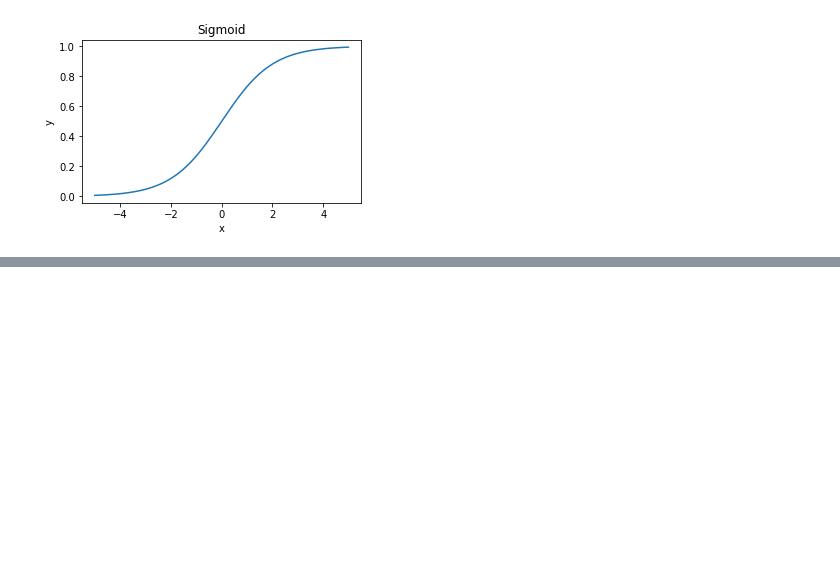
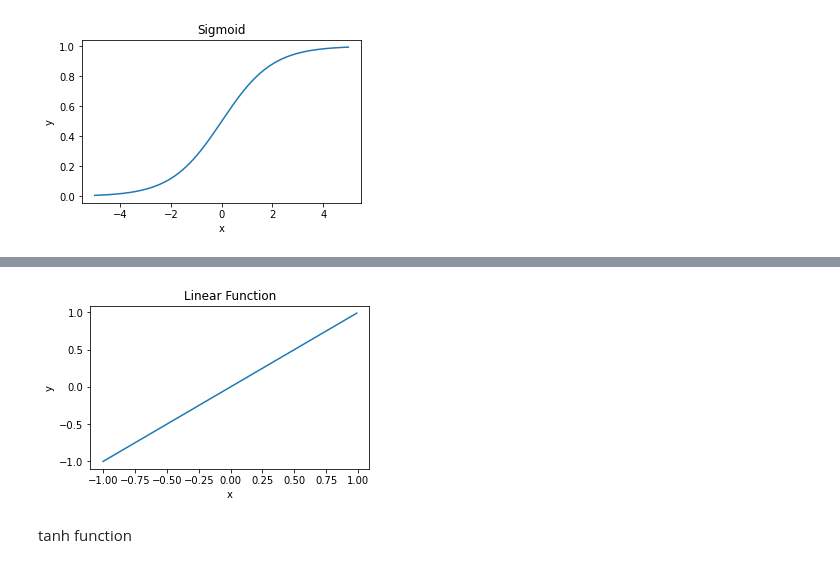
Before and after one commit to Meet200/Machine_Learning-, a Jupyter notebook: Activation_Functions.ipynb, the cells around one changed output, grey strips where cells are left out. Drawn from its saved outputs; the diff is of its cells as text; code cells hidden in the pictures; blank space fills up the shorter version.

```diff
--- a/Activation_Functions.ipynb
+++ b/Activation_Functions.ipynb
@@ -73,0 +63,15 @@ plot_fun(x,y,"Sigmoid")
+# %%
+#linear function
+import numpy as np
+
+def linear_function(x):
+    return x
+# %%
+x=[float(x)/100 for x in range(-100,100)]
+y = [linear_function(x1) for x1 in x]
+# %%
+plot_fun(x,y,"Linear Function")
+# %% [output]
+[figure, added]
+# %% [markdown]
+tanh function
```
Also changed, not shown: parts of 27 cells of this notebook.
